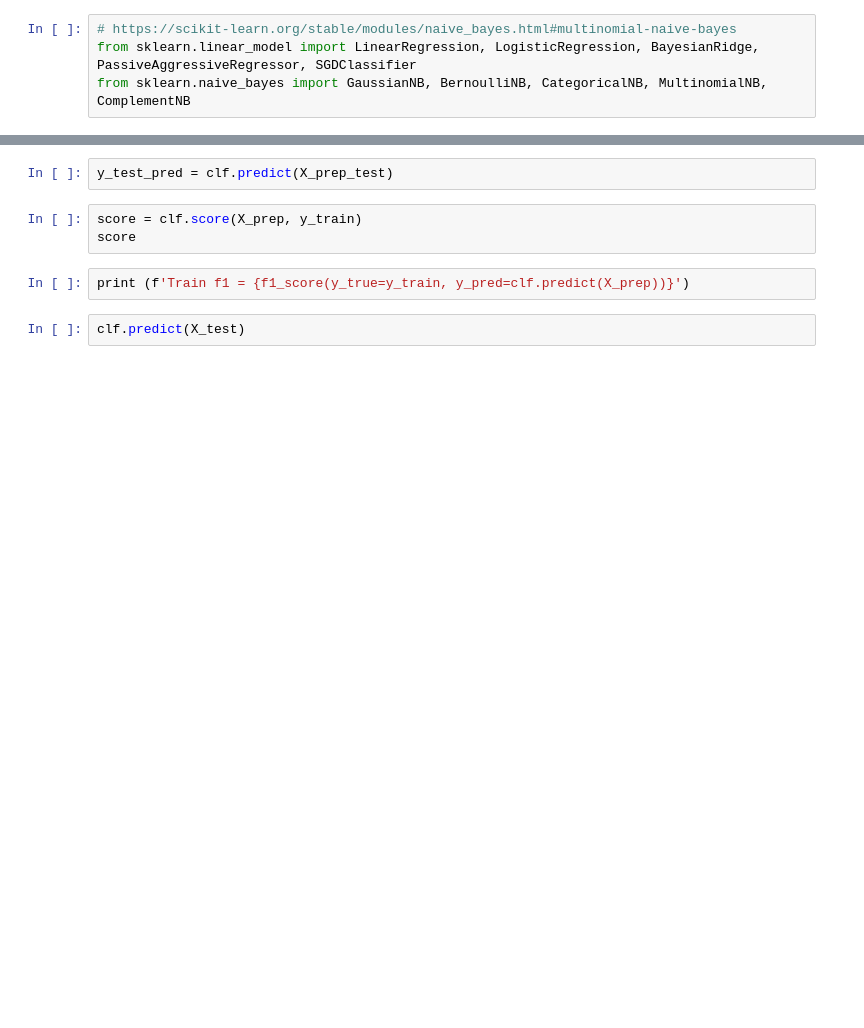
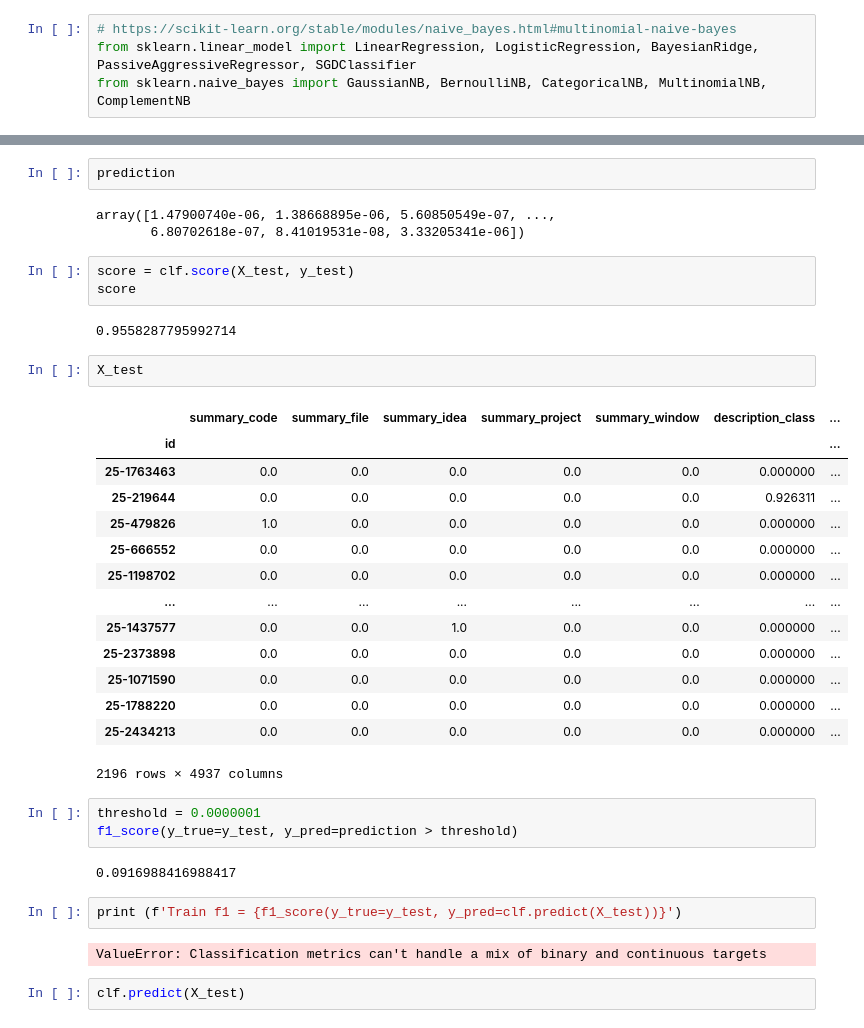
Before and after one commit to W1ldGoose/Data-Science, a Jupyter notebook: Radiculitki.ipynb, the cells around one changed output, grey strips where cells are left out. Cells and saved outputs as stored; diff of their text form; blank space fills up the shorter version.

```diff
--- a/Radiculitki.ipynb
+++ b/Radiculitki.ipynb
@@ -297,9 +376,38 @@ y_train_prediction = clf.predict(X_test)
-# %%
-y_test_pred = clf.predict(X_prep_test)
+# %%
+prediction
+# %% [output]
+array([1.47900740e-06, 1.38668895e-06, 5.60850549e-07, ...,
+       6.80702618e-07, 8.41019531e-08, 3.33205341e-06])
 # %%
-score = clf.score(X_prep, y_train)
+score = clf.score(X_test, y_test)
 score
+# %% [output]
+0.9558287795992714
+# %%
+X_test
+# %% [output]
+|  | summary_code | summary_file | summary_idea | summary_project | summary_window | description_class | ... |
+| id |  |  |  |  |  |  | ... |
+| 25-1763463 | 0.0 | 0.0 | 0.0 | 0.0 | 0.0 | 0.000000 | ... |
+| 25-219644 | 0.0 | 0.0 | 0.0 | 0.0 | 0.0 | 0.926311 | ... |
+| 25-479826 | 1.0 | 0.0 | 0.0 | 0.0 | 0.0 | 0.000000 | ... |
+| 25-666552 | 0.0 | 0.0 | 0.0 | 0.0 | 0.0 | 0.000000 | ... |
+| 25-1198702 | 0.0 | 0.0 | 0.0 | 0.0 | 0.0 | 0.000000 | ... |
+| ... | ... | ... | ... | ... | ... | ... | ... |
+| 25-1437577 | 0.0 | 0.0 | 1.0 | 0.0 | 0.0 | 0.000000 | ... |
+| 25-2373898 | 0.0 | 0.0 | 0.0 | 0.0 | 0.0 | 0.000000 | ... |
+| 25-1071590 | 0.0 | 0.0 | 0.0 | 0.0 | 0.0 | 0.000000 | ... |
+| 25-1788220 | 0.0 | 0.0 | 0.0 | 0.0 | 0.0 | 0.000000 | ... |
+| 25-2434213 | 0.0 | 0.0 | 0.0 | 0.0 | 0.0 | 0.000000 | ... |
+2196 rows × 4937 columns
+# %%
+threshold = 0.0000001
+f1_score(y_true=y_test, y_pred=prediction > threshold)
+# %% [output]
+0.0916988416988417
 # %%
-print (f'Train f1 = {f1_score(y_true=y_train, y_pred=clf.predict(X_prep))}')
+print (f'Train f1 = {f1_score(y_true=y_test, y_pred=clf.predict(X_test))}')
+# %% [output]
+ValueError: Classification metrics can't handle a mix of binary and continuous targets
 # %%
 clf.predict(X_test)
```
Also changed, not shown: parts of 33 cells of this notebook, 1 other file.
